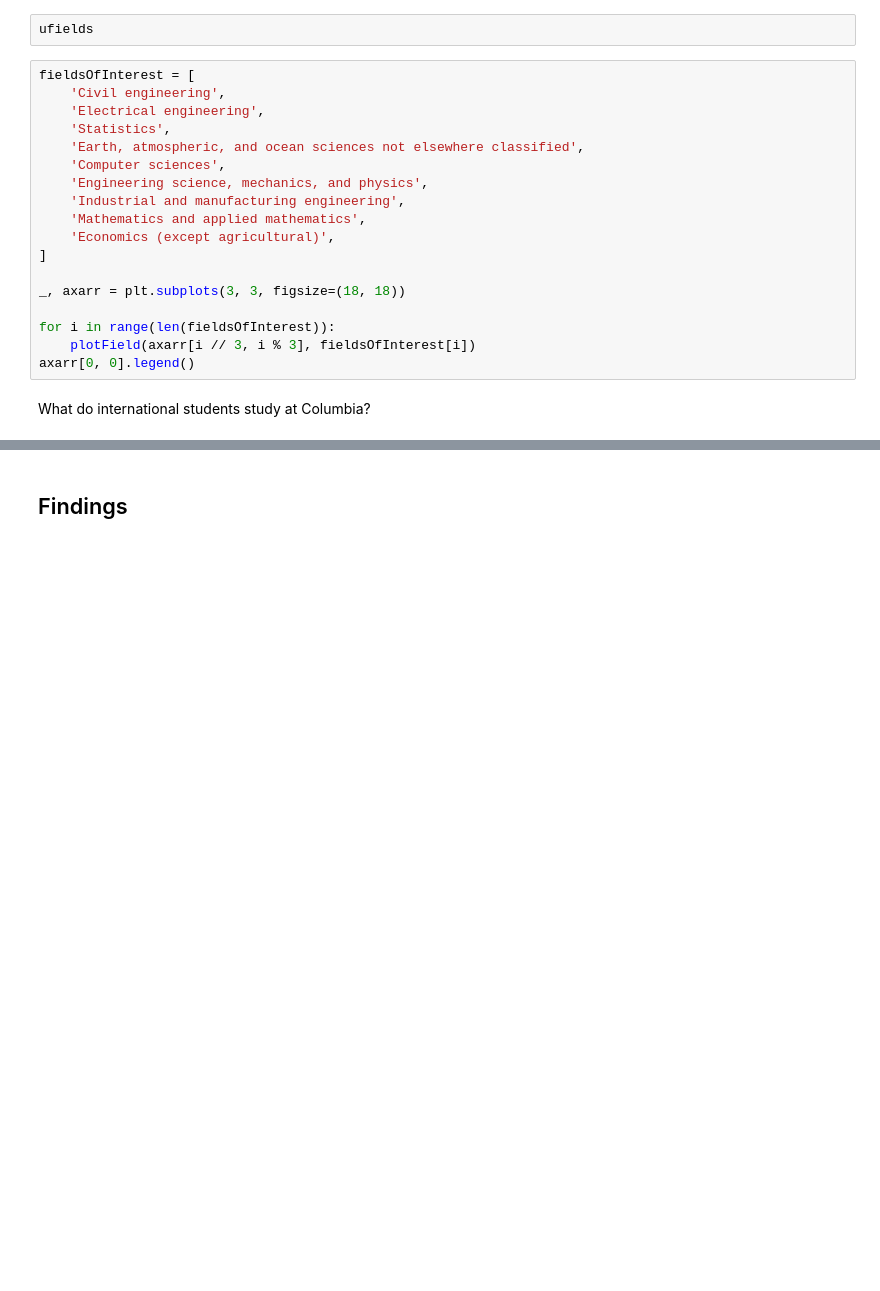
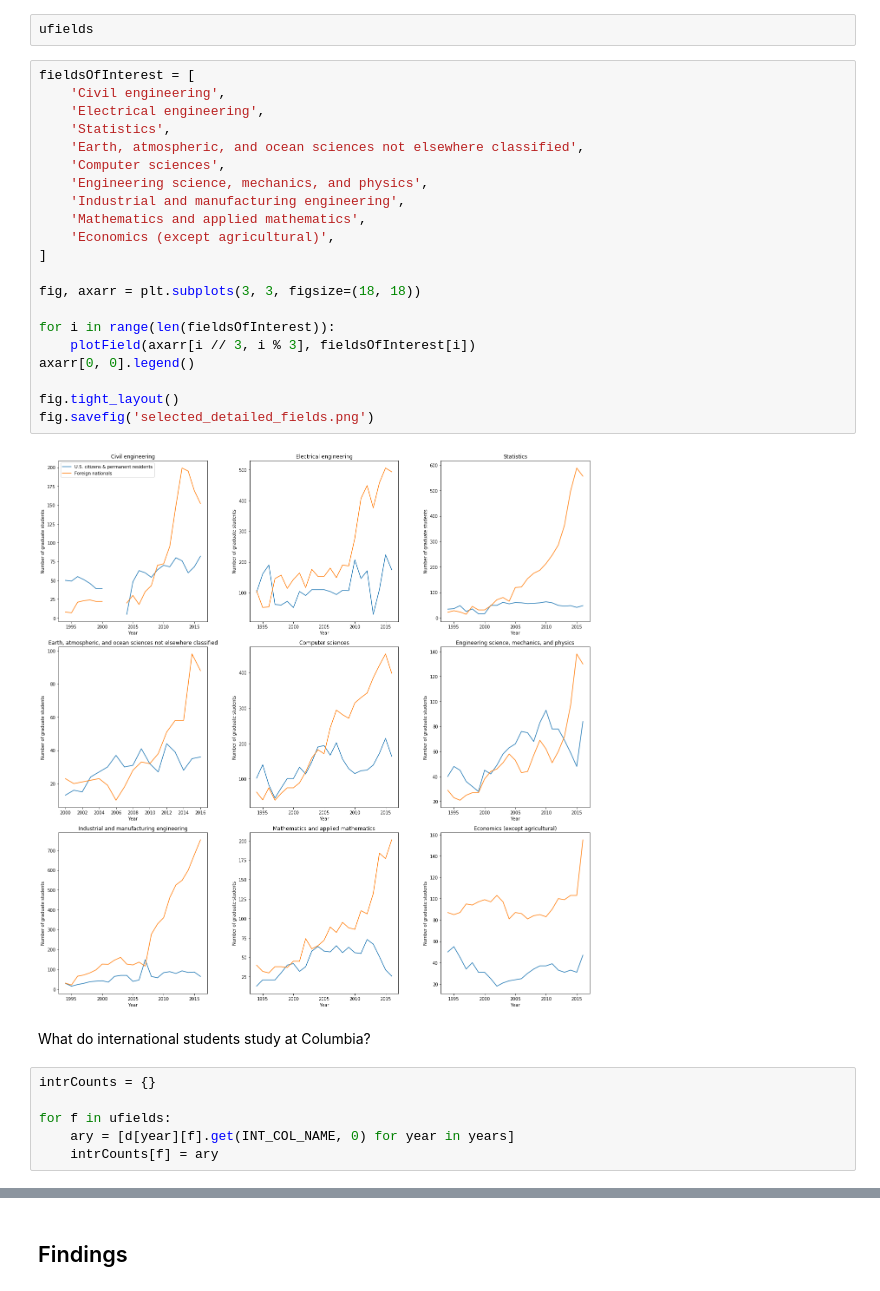
Before and after one commit to graphicsdesk/international-students, a Jupyter notebook: notebooks/gss-detailed.ipynb, the cells around one changed output, grey strips where cells are left out. Cells and saved outputs as stored; diff of their text form; blank space fills up the shorter version.

```diff
--- a/notebooks/gss-detailed.ipynb
+++ b/notebooks/gss-detailed.ipynb
@@ -57,20 +57,31 @@ ufields
 # %%
 fieldsOfInterest = [
     'Civil engineering',
     'Electrical engineering',
     'Statistics',
     'Earth, atmospheric, and ocean sciences not elsewhere classified',
     'Computer sciences',
     'Engineering science, mechanics, and physics',
     'Industrial and manufacturing engineering',
     'Mathematics and applied mathematics',
     'Economics (except agricultural)',
 ]
 
-_, axarr = plt.subplots(3, 3, figsize=(18, 18))
+fig, axarr = plt.subplots(3, 3, figsize=(18, 18))
 
 for i in range(len(fieldsOfInterest)):
     plotField(axarr[i // 3, i % 3], fieldsOfInterest[i])
 axarr[0, 0].legend()
+
+fig.tight_layout()
+fig.savefig('selected_detailed_fields.png')
+# %% [output]
+[figure, added]
 # %% [markdown]
 What do international students study at Columbia?
+# %%
+intrCounts = {}
+
+for f in ufields:
+    ary = [d[year][f].get(INT_COL_NAME, 0) for year in years]
+    intrCounts[f] = ary
```
Also changed, not shown: parts of 3 cells of this notebook, 1 other file.
